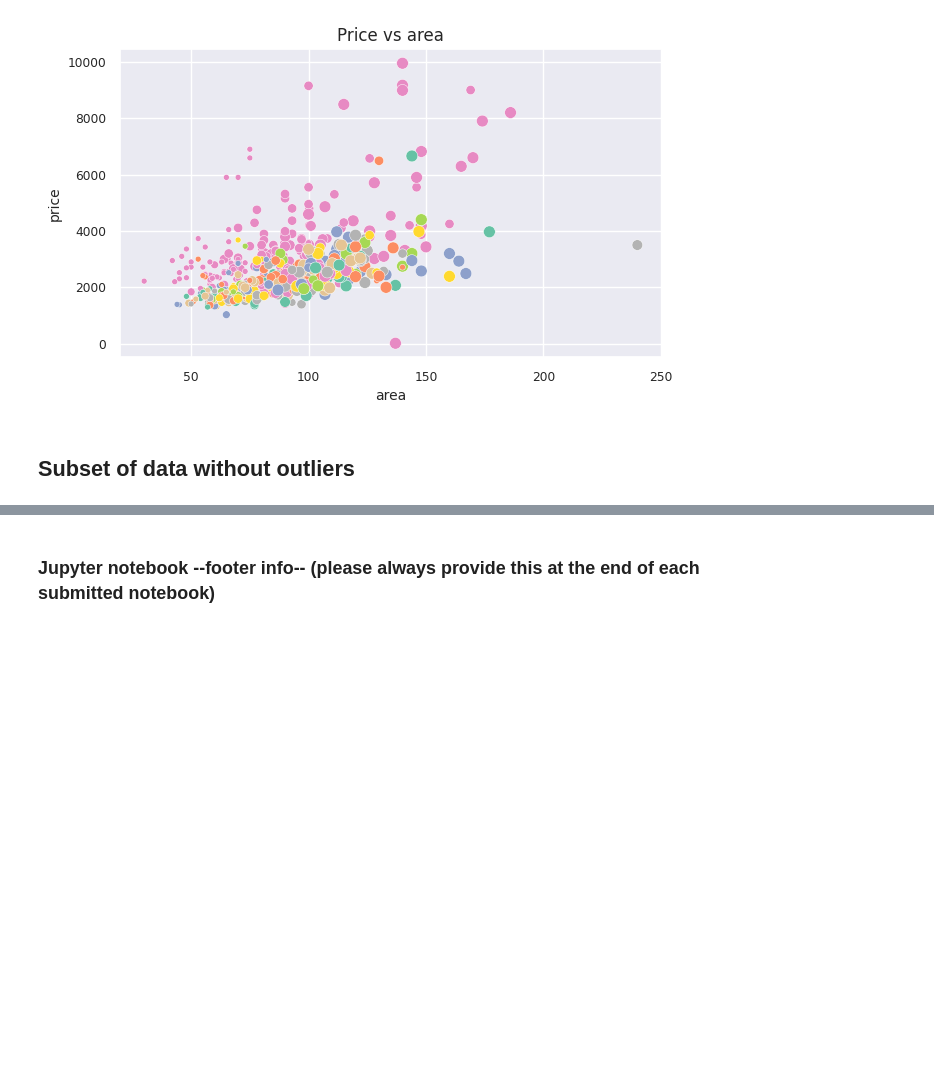
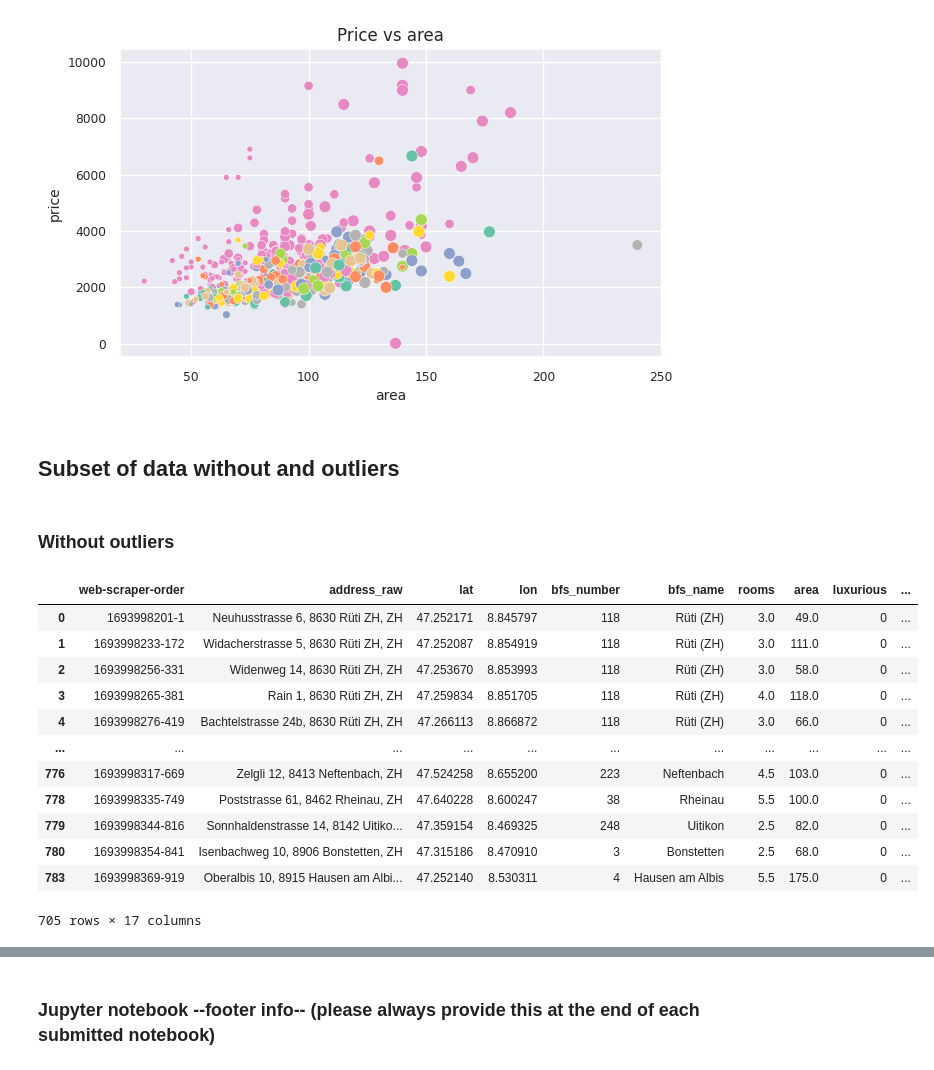
Before and after one commit to ninawueest/data_analytics, a Jupyter notebook: Week_04/exploratory_data_analysis_apartment_data.ipynb, the cells around one changed output, grey strips where cells are left out. Drawn from its saved outputs; the diff is of its cells as text; code cells hidden in the pictures; blank space fills up the shorter version.

```diff
--- a/Week_04/exploratory_data_analysis_apartment_data.ipynb
+++ b/Week_04/exploratory_data_analysis_apartment_data.ipynb
@@ -596,4 +596,23 @@ ax.legend([],[], frameon=False) # skip legend
 <matplotlib.legend.Legend at 0x...>
 [figure]
 # %% [markdown]
-## Subset of data without outliers
+## Subset of data without and outliers
+# %% [markdown]
+### Without outliers
+# %%
+df_subset = df.loc[(df['area'] <= 200 ) & (df['price_per_m2'] >= 20)]
+df_subset
+# %% [output]
+|  | web-scraper-order | address_raw | lat | lon | bfs_number | bfs_name | rooms | area | luxurious | ... |
+| 0 | 1693998201-1 | Neuhusstrasse 6, 8630 Rüti ZH, ZH | 47.252171 | 8.845797 | 118 | Rüti (ZH) | 3.0 | 49.0 | 0 | ... |
+| 1 | 1693998233-172 | Widacherstrasse 5, 8630 Rüti ZH, ZH | 47.252087 | 8.854919 | 118 | Rüti (ZH) | 3.0 | 111.0 | 0 | ... |
+| 2 | 1693998256-331 | Widenweg 14, 8630 Rüti ZH, ZH | 47.253670 | 8.853993 | 118 | Rüti (ZH) | 3.0 | 58.0 | 0 | ... |
+| 3 | 1693998265-381 | Rain 1, 8630 Rüti ZH, ZH | 47.259834 | 8.851705 | 118 | Rüti (ZH) | 4.0 | 118.0 | 0 | ... |
+| 4 | 1693998276-419 | Bachtelstrasse 24b, 8630 Rüti ZH, ZH | 47.266113 | 8.866872 | 118 | Rüti (ZH) | 3.0 | 66.0 | 0 | ... |
+| ... | ... | ... | ... | ... | ... | ... | ... | ... | ... | ... |
+| 776 | 1693998317-669 | Zelgli 12, 8413 Neftenbach, ZH | 47.524258 | 8.655200 | 223 | Neftenbach | 4.5 | 103.0 | 0 | ... |
+| 778 | 1693998335-749 | Poststrasse 61, 8462 Rheinau, ZH | 47.640228 | 8.600247 | 38 | Rheinau | 5.5 | 100.0 | 0 | ... |
+| 779 | 1693998344-816 | Sonnhaldenstrasse 14, 8142 Uitiko... | 47.359154 | 8.469325 | 248 | Uitikon | 2.5 | 82.0 | 0 | ... |
+| 780 | 1693998354-841 | Isenbachweg 10, 8906 Bonstetten, ZH | 47.315186 | 8.470910 | 3 | Bonstetten | 2.5 | 68.0 | 0 | ... |
+| 783 | 1693998369-919 | Oberalbis 10, 8915 Hausen am Albi... | 47.252140 | 8.530311 | 4 | Hausen am Albis | 5.5 | 175.0 | 0 | ... |
+705 rows × 17 columns
```
Also changed, not shown: parts of 3 cells of this notebook, 2 other files.
